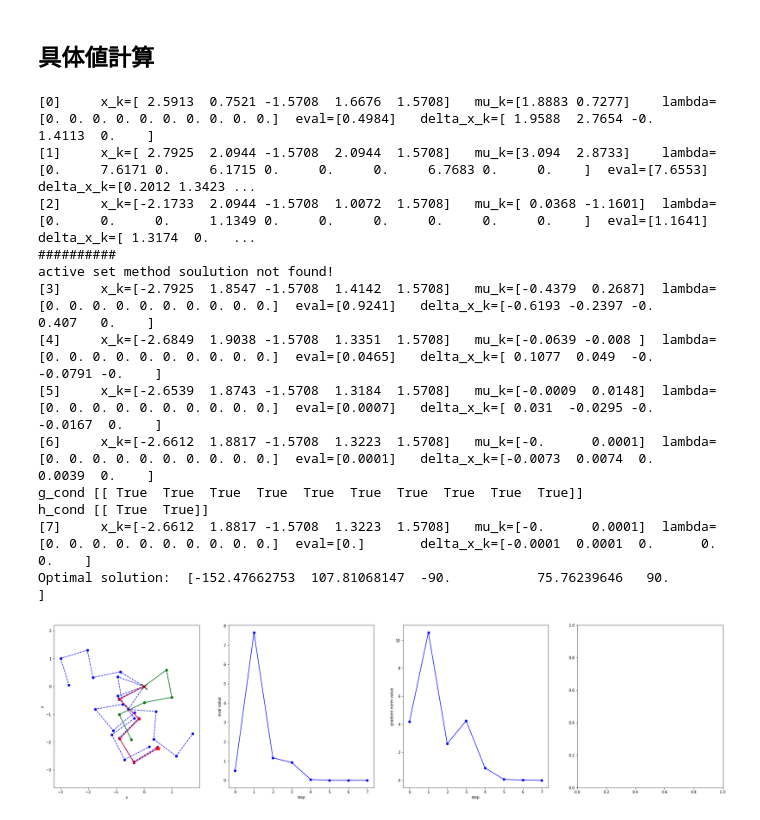
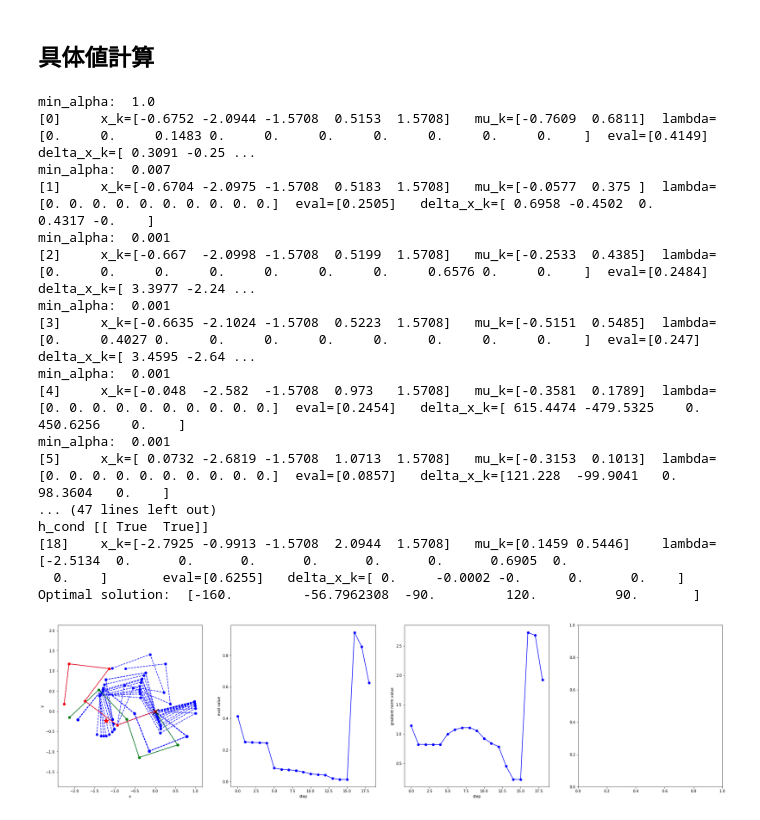
Before and after one commit to TakashiSato/colaboratory, a Jupyter notebook: NonLinearOptimalControl/Algorithm2_5_SequentialQuadraticProgrammingMehod.ipynb, the cells around one changed output. Saved outputs shown, nothing was run; the diff lists cells and outputs as text; code cells hidden in the pictures.

Commit message:
modify line_search

```diff
--- a/NonLinearOptimalControl/Algorithm2_5_SequentialQuadraticProgrammingMehod.ipynb
+++ b/NonLinearOptimalControl/Algorithm2_5_SequentialQuadraticProgrammingMehod.ipynb
@@ -879,22 +879,18 @@ def sequential_quadratic_programming_method(robot, f_symbols, x_symbols, x0, eps
     # 4) compute x_kp1 = x_k + delta_x_k, lambda_kp1 = lambda_k + delta_lambda_k
     x_kp1 = x_k + delta_x_k
 
-    # # 4.5) line search
-    # def for_line_search(f_func, x_k, d_k, step=1e-3):
-    #   min_f = 10000
-    #   for alpha in np.linspace(1e-3, 1.0, 1000):
-    #     x_value = x_k + alpha * d_k
-    #     f_value = eval_lambdify_func(f_func, x_value)
-    #     if f_value > min_f:
-    #       print('min_alpha: ', alpha)
-    #       return alpha, f_value
-    #     min_f = f_value
-    #   print('#### line_serach iteration max! ####')
-    #   return alpha, f_value
+    # 4.5) line search
+    def for_line_search(f_func, x_k, d_k, step=1e-3):
+      alpha = np.linspace(1e-3, 1.0, 1000)
+      X = x_k +  alpha * d_k
+      f_values = fr_func(*X)
+      min_index = np.argmin(f_values)
+      return alpha[min_index], f_values[0,0,min_index]
 
-    # alpha, _ =  for_line_search(fr_func, x_k, delta_x_k)
-    # x_kp1 = x_k + alpha * delta_x_k
-    # # print('x_kp1: ', x_kp1)
+    alpha, _ =  for_line_search(fr_func, x_k, delta_x_k)
+    print('min_alpha: ', alpha)
+    x_kp1 = x_k + alpha * delta_x_k
+    # print('x_kp1: ', x_kp1)
 
     for j in range(n):
       x_kp1[j] = normalize_angle(x_kp1[j])
@@ -944,50 +940,54 @@ def sequential_quadratic_programming_method(robot, f_symbols, x_symbols, x0, eps
   return ret
 # %%
 # problem settings
-max_dist = robot.forward_kinematics([0.0]*joint_size)[-1][0,3]/2
+# max_dist = robot.forward_kinematics([0.0]*joint_size)[-1][0,3]/2
 x0 = Matrix(np.random.uniform(-np.pi, np.pi, joint_size))
 t  = 2.0*np.pi*np.random.uniform(0,1,1)
 r = max_dist * np.sqrt(np.random.uniform(0,1,1))
 xd = Matrix([r*np.cos(t), r*np.sin(t)])
 ee_pose = robot.T_base[-1][0:2,3]
 
 # evaluation function
 e = Matrix(ee_pose - xd)
 f_symbols = Matrix(1/2*e.T*e )[0]
 x_symbols = Matrix(theta[0:-1])
 
 # solve problem
 # result = steepest_descent_method(f_symbols, x_symbols, x0, epsilon=1e-3, max_iteration=100, print_interval=1)
 # result = conjugate_gradient_method(f_symbols, x_symbols, x0, epsilon=1e-3, max_iteration=100, print_interval=1)
 # result = newton_raphson_method(f_symbols, x_symbols, x0, epsilon=1e-3, max_iteration=100, print_interval=1)
 # result = quasi_newton_method(f_symbols, x_symbols, x0, epsilon=1e-3, max_iteration=100, print_interval=10, solver='DFP')
 # result = quasi_newton_method(f_symbols, x_symbols, x0, epsilon=1e-3, max_iteration=100, print_interval=10, solver='BFGS')
 # plot_result(result)
 
 # result = penalty_method(quasi_newton_method, robot, f_symbols, x_symbols, x0, epsilon=1e-3, max_iteration=100, print_interval=10, exargs={'solver': 'BFGS'})
 # result = barrier_method(quasi_newton_method, robot, f_symbols, x_symbols, x0, epsilon=1e-3, max_iteration=100, print_interval=10, exargs={'solver': 'BFGS'})
 # result = multiplier_method(quasi_newton_method, robot, f_symbols, x_symbols, x0, epsilon=1e-3, max_iteration=100, print_interval=10, exargs={'solver': 'BFGS'})
 # result = sequential_quadratic_programming_method(robot, f_symbols, x_symbols, x0, epsilon=1e-3, max_iteration=100, print_interval=10, solver='BFGS')
 result = sequential_quadratic_programming_method(robot, f_symbols, x_symbols, x0, epsilon=1e-3, max_iteration=100, print_interval=1, solver='BFGS')
 plot_result(result)
 
 # result = sequential_quadratic_programming_method(quasi_newton_method, robot, f_symbols, x_symbols, x0, epsilon=1e-3, max_iteration=100, print_interval=10, exargs={'solver': 'BFGS'})
 # result
 
 # manipulability = sqrt((robot.jacobian*robot.jacobian.T).det())
 # print('manipulability: ', manipulability.subs(list(zip(x_symbols, result.x_star))))
 # %% [output]
-[0]     x_k=[ 2.5913  0.7521 -1.5708  1.6676  1.5708]   mu_k=[1.8883 0.7277]    lambda=[0. 0. 0. 0. 0. 0. 0. 0. 0. 0.]  eval=[0.4984]   delta_x_k=[ 1.9588  2.7654 -0.      1.4113  0.    ]
-[1]     x_k=[ 2.7925  2.0944 -1.5708  2.0944  1.5708]   mu_k=[3.094  2.8733]    lambda=[0.     7.6171 0.     6.1715 0.     0.     0.     6.7683 0.     0.    ]  eval=[7.6553]   delta_x_k=[0.2012 1.3423 ...
-[2]     x_k=[-2.1733  2.0944 -1.5708  1.0072  1.5708]   mu_k=[ 0.0368 -1.1601]  lambda=[0.     0.     0.     1.1349 0.     0.     0.     0.     0.     0.    ]  eval=[1.1641]   delta_x_k=[ 1.3174  0.   ...
-##########
-active set method soulution not found!
-[3]     x_k=[-2.7925  1.8547 -1.5708  1.4142  1.5708]   mu_k=[-0.4379  0.2687]  lambda=[0. 0. 0. 0. 0. 0. 0. 0. 0. 0.]  eval=[0.9241]   delta_x_k=[-0.6193 -0.2397 -0.      0.407   0.    ]
-[4]     x_k=[-2.6849  1.9038 -1.5708  1.3351  1.5708]   mu_k=[-0.0639 -0.008 ]  lambda=[0. 0. 0. 0. 0. 0. 0. 0. 0. 0.]  eval=[0.0465]   delta_x_k=[ 0.1077  0.049  -0.     -0.0791 -0.    ]
-[5]     x_k=[-2.6539  1.8743 -1.5708  1.3184  1.5708]   mu_k=[-0.0009  0.0148]  lambda=[0. 0. 0. 0. 0. 0. 0. 0. 0. 0.]  eval=[0.0007]   delta_x_k=[ 0.031  -0.0295 -0.     -0.0167  0.    ]
-[6]     x_k=[-2.6612  1.8817 -1.5708  1.3223  1.5708]   mu_k=[-0.      0.0001]  lambda=[0. 0. 0. 0. 0. 0. 0. 0. 0. 0.]  eval=[0.0001]   delta_x_k=[-0.0073  0.0074  0.      0.0039  0.    ]
-g_cond [[ True  True  True  True  True  True  True  True  True  True]]
+min_alpha:  1.0
+[0]     x_k=[-0.6752 -2.0944 -1.5708  0.5153  1.5708]   mu_k=[-0.7609  0.6811]  lambda=[0.     0.     0.1483 0.     0.     0.     0.     0.     0.     0.    ]  eval=[0.4149]   delta_x_k=[ 0.3091 -0.25 ...
+min_alpha:  0.007
+[1]     x_k=[-0.6704 -2.0975 -1.5708  0.5183  1.5708]   mu_k=[-0.0577  0.375 ]  lambda=[0. 0. 0. 0. 0. 0. 0. 0. 0. 0.]  eval=[0.2505]   delta_x_k=[ 0.6958 -0.4502  0.      0.4317 -0.    ]
+min_alpha:  0.001
+[2]     x_k=[-0.667  -2.0998 -1.5708  0.5199  1.5708]   mu_k=[-0.2533  0.4385]  lambda=[0.     0.     0.     0.     0.     0.     0.     0.6576 0.     0.    ]  eval=[0.2484]   delta_x_k=[ 3.3977 -2.24 ...
+min_alpha:  0.001
+[3]     x_k=[-0.6635 -2.1024 -1.5708  0.5223  1.5708]   mu_k=[-0.5151  0.5485]  lambda=[0.     0.4027 0.     0.     0.     0.     0.     0.     0.     0.    ]  eval=[0.247]    delta_x_k=[ 3.4595 -2.64 ...
+min_alpha:  0.001
+[4]     x_k=[-0.048  -2.582  -1.5708  0.973   1.5708]   mu_k=[-0.3581  0.1789]  lambda=[0. 0. 0. 0. 0. 0. 0. 0. 0. 0.]  eval=[0.2454]   delta_x_k=[ 615.4474 -479.5325    0.      450.6256    0.    ]
+min_alpha:  0.001
+[5]     x_k=[ 0.0732 -2.6819 -1.5708  1.0713  1.5708]   mu_k=[-0.3153  0.1013]  lambda=[0. 0. 0. 0. 0. 0. 0. 0. 0. 0.]  eval=[0.0857]   delta_x_k=[121.228  -99.9041   0.      98.3604   0.    ]
+... (47 lines left out)
 h_cond [[ True  True]]
-[7]     x_k=[-2.6612  1.8817 -1.5708  1.3223  1.5708]   mu_k=[-0.      0.0001]  lambda=[0. 0. 0. 0. 0. 0. 0. 0. 0. 0.]  eval=[0.]       delta_x_k=[-0.0001  0.0001  0.      0.      0.    ]
-Optimal solution:  [-152.47662753  107.81068147  -90.           75.76239646   90.        ]
+[18]    x_k=[-2.7925 -0.9913 -1.5708  2.0944  1.5708]   mu_k=[0.1459 0.5446]    lambda=[-2.5134  0.      0.      0.      0.      0.      0.      0.6905  0.
+  0.    ]       eval=[0.6255]   delta_x_k=[ 0.     -0.0002 -0.      0.      0.    ]
+Optimal solution:  [-160.         -56.7962308  -90.         120.          90.       ]
-[figure, old version]
+[figure, new version]
```
Also changed, not shown: parts of 3 cells of this notebook.
